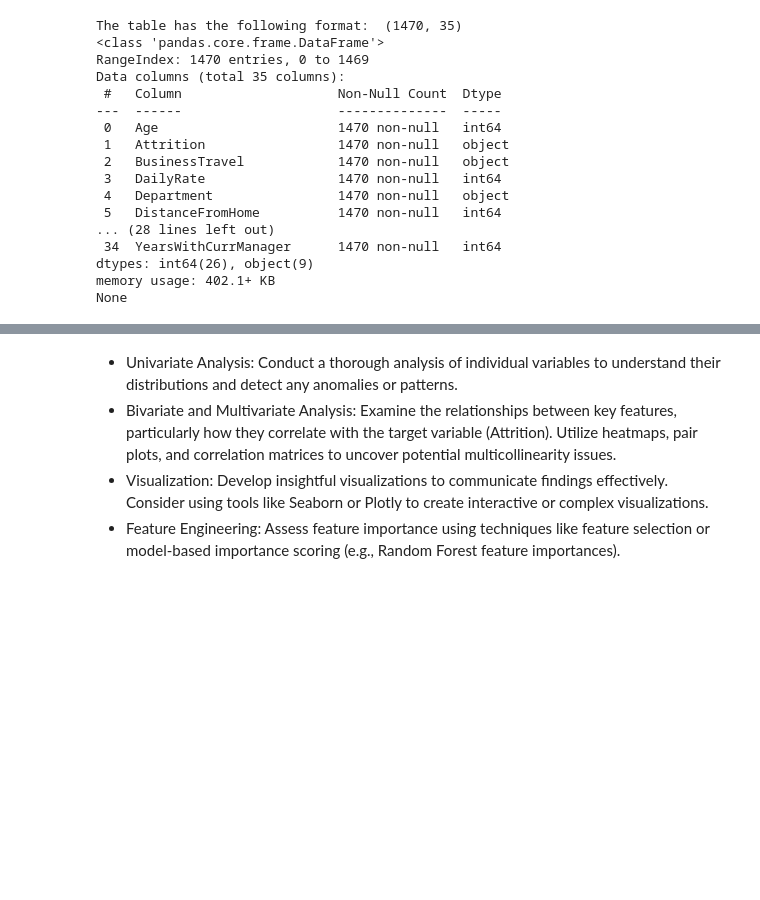
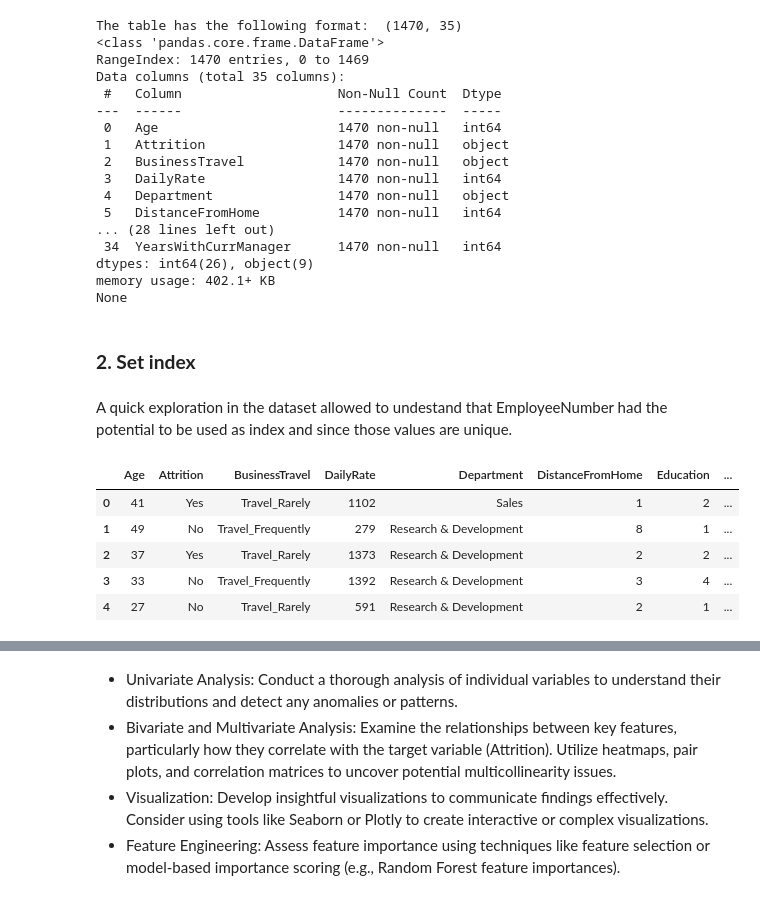
Before and after one commit to ritamaravilhamarques/EDSB25_10, a Jupyter notebook: EDSB25_10_HR_Attrition.ipynb, the cells around one changed output, grey strips where cells are left out. Drawn from its saved outputs; the diff is of its cells as text; code cells hidden in the pictures; blank space fills up the shorter version.

```diff
--- a/EDSB25_10_HR_Attrition.ipynb
+++ b/EDSB25_10_HR_Attrition.ipynb
@@ -79,3 +81,17 @@ Data columns (total 35 columns):
 dtypes: int64(26), object(9)
 memory usage: 402.1+ KB
 None
+# %% [markdown]
+### **2. Set index**
+# %% [markdown]
+A quick exploration in the dataset allowed to undestand that EmployeeNumber had the potential to be used as index and since those values are unique.
+# %%
+pd.set_option('display.max_columns', None)
+HR.head(5)
+# %% [output]
+|  | Age | Attrition | BusinessTravel | DailyRate | Department | DistanceFromHome | Education | ... |
+| 0 | 41 | Yes | Travel_Rarely | 1102 | Sales | 1 | 2 | ... |
+| 1 | 49 | No | Travel_Frequently | 279 | Research & Development | 8 | 1 | ... |
+| 2 | 37 | Yes | Travel_Rarely | 1373 | Research & Development | 2 | 2 | ... |
+| 3 | 33 | No | Travel_Frequently | 1392 | Research & Development | 3 | 4 | ... |
+| 4 | 27 | No | Travel_Rarely | 591 | Research & Development | 2 | 1 | ... |
```
Also changed, not shown: parts of 16 cells of this notebook.
